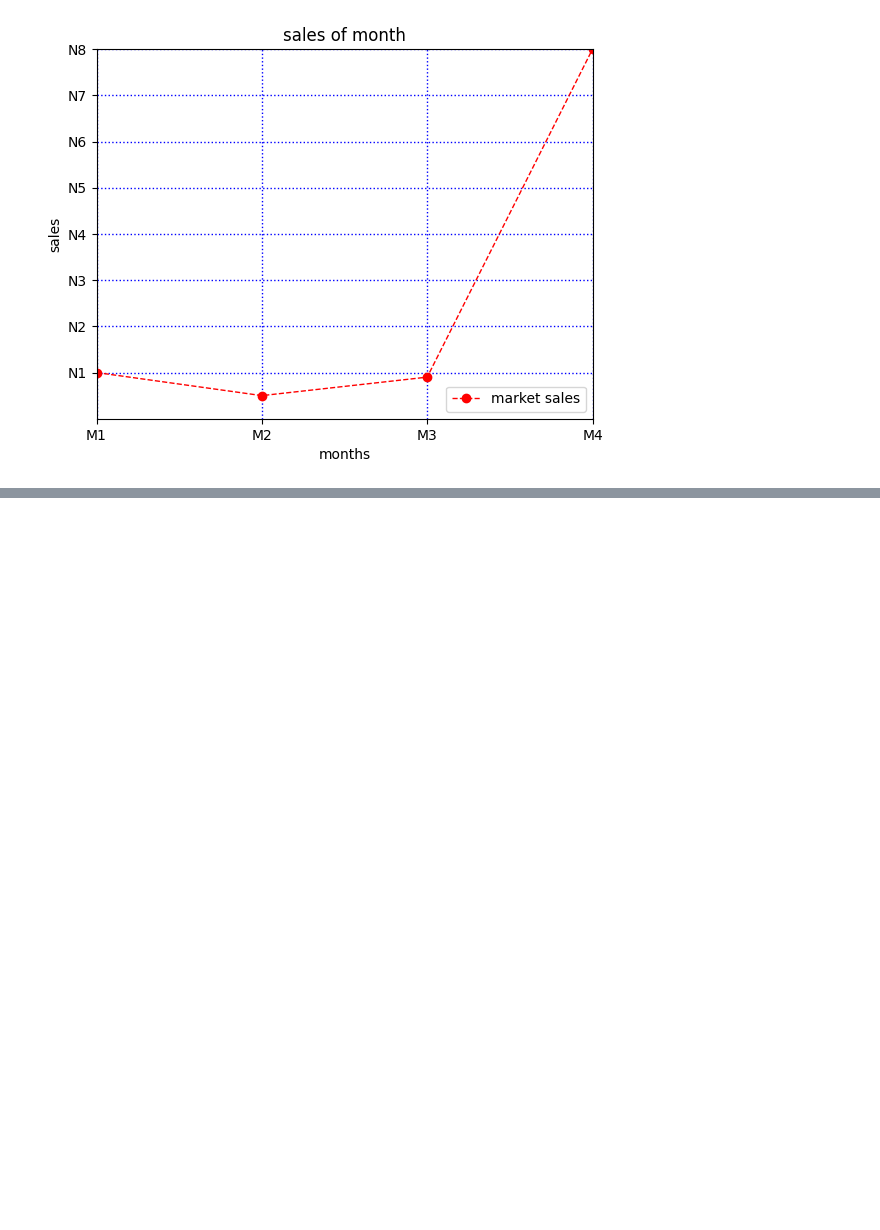
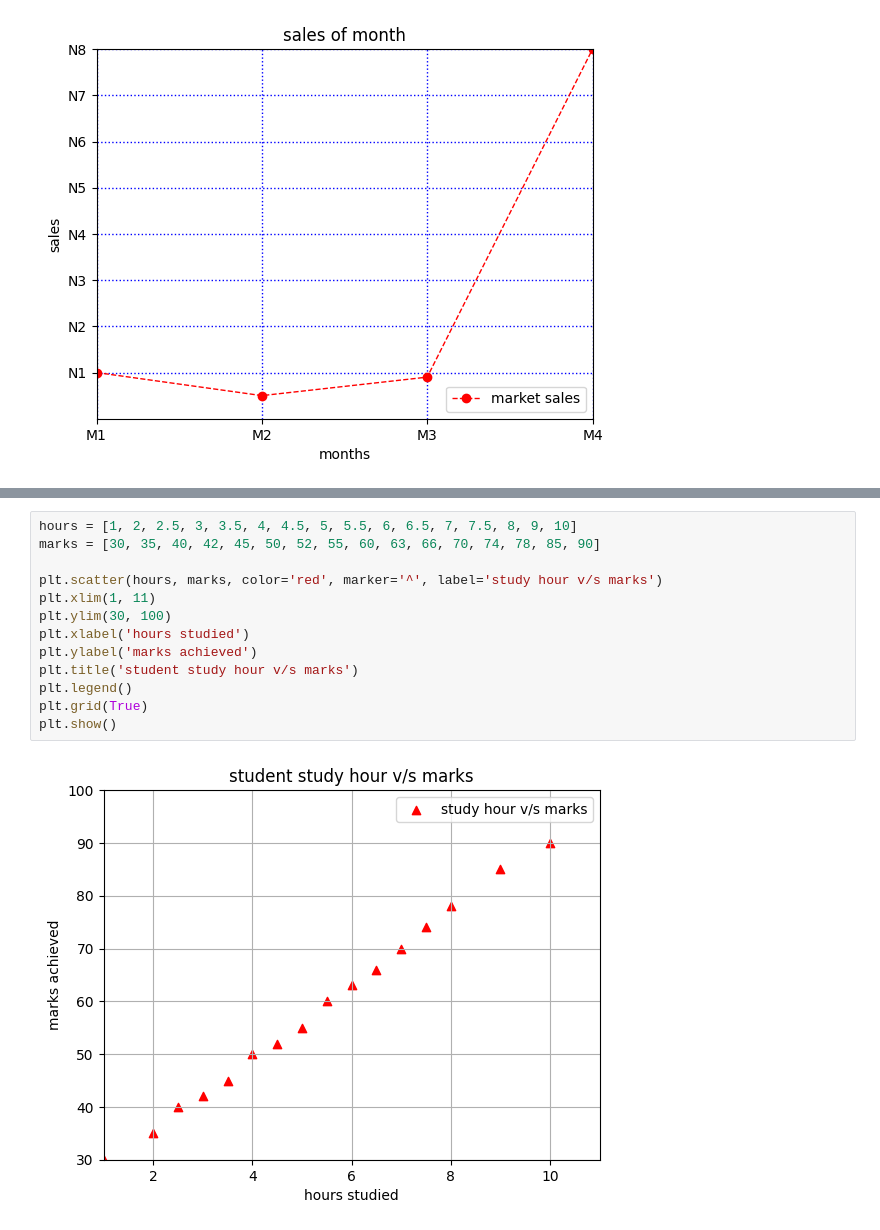
Before and after one commit to Arth9vansola/matplotlib, a Jupyter notebook: matplotlib.ipynb, the cells around one changed output, grey strips where cells are left out. Drawn from its saved outputs; the diff is of its cells as text; blank space fills up the shorter version.

```diff
--- a/matplotlib.ipynb
+++ b/matplotlib.ipynb
@@ -43,0 +85,15 @@ plt.show()
+# %%
+hours = [1, 2, 2.5, 3, 3.5, 4, 4.5, 5, 5.5, 6, 6.5, 7, 7.5, 8, 9, 10]
+marks = [30, 35, 40, 42, 45, 50, 52, 55, 60, 63, 66, 70, 74, 78, 85, 90]
+
+plt.scatter(hours, marks, color='red', marker='^', label='study hour v/s marks')
+plt.xlim(1, 11)
+plt.ylim(30, 100)
+plt.xlabel('hours studied')
+plt.ylabel('marks achieved')
+plt.title('student study hour v/s marks')
+plt.legend()
+plt.grid(True)
+plt.show()
+# %% [output]
+[figure, added]
```
Also changed, not shown: parts of 14 cells of this notebook, 10 other files.
